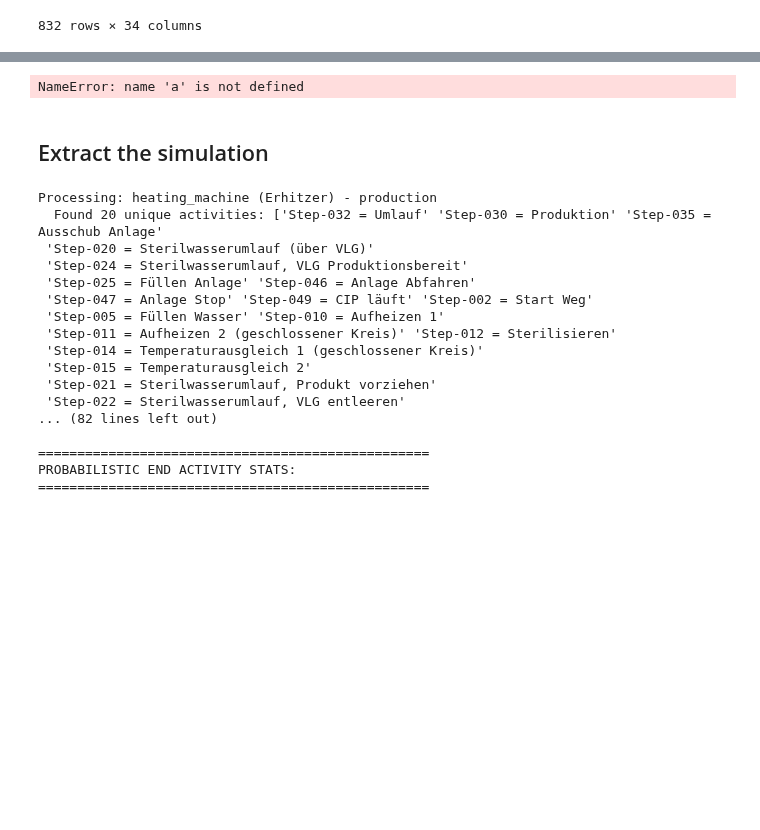
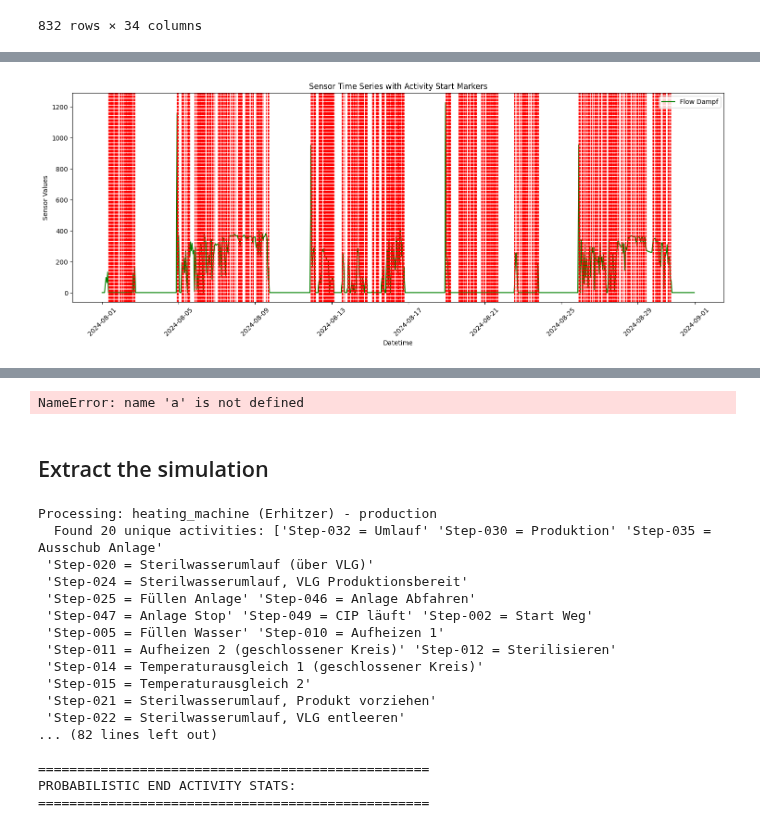
Before and after one commit to zapataunipaderborn/process_energy_demand_modelling, a Jupyter notebook: src/03_data_fusion.ipynb, the cells around one changed output, grey strips where cells are left out. Cells and saved outputs as stored; diff of their text form; code cells hidden in the pictures; blank space fills up the shorter version.

```diff
--- a/src/03_data_fusion.ipynb
+++ b/src/03_data_fusion.ipynb
@@ -484,0 +581,24 @@ df_expanded
+# %%
+import matplotlib.pyplot as plt
+
+# Assuming df_energy and df_final_clean are available
+
+fig, ax = plt.subplots(figsize=(15, 6))
+
+# Plot sensor data (use original column names without suffix)
+# ax.plot(df_energy['datetime'], df_energy['temp_Produkt_Einlauf_30110TT001_1h'], label='Temp Produkt Einlauf', color='blue')
+ax.plot(df_energy['datetime'], df_energy['flow_Dampf_WT3a/5a)_5s'], label='Flow Dampf', color='green')
+
+# Mark activity starts
+for _, row in df_final_clean.iterrows():
+    ax.axvline(row['timestamp_start'], color='red', linestyle='--', alpha=0.7, linewidth=1)
+
+ax.set_xlabel('Datetime')
+ax.set_ylabel('Sensor Values')
+ax.set_title('Sensor Time Series with Activity Start Markers')
+ax.legend()
+plt.xticks(rotation=45)
+plt.tight_layout()
+plt.show()
+# %% [output]
+[figure, added]
```
Also changed, not shown: parts of 4 cells of this notebook.
